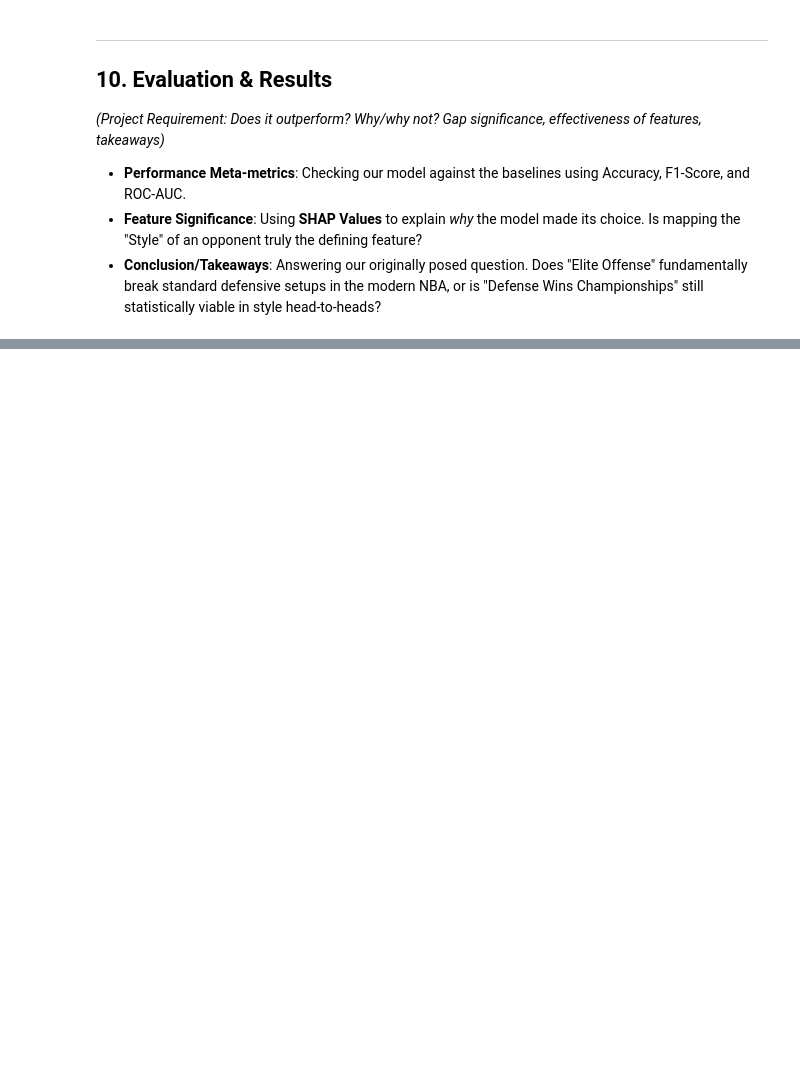
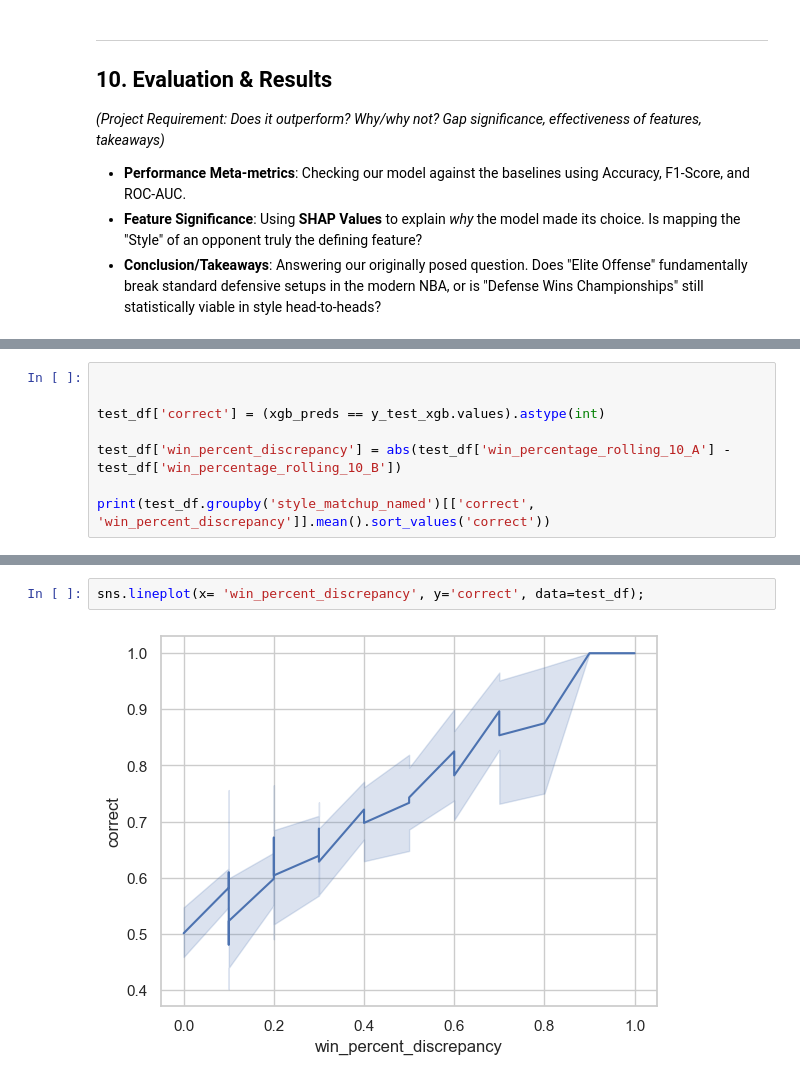
Before and after one commit to RaghavDewangan/dsc_148_final, a Jupyter notebook: NBA_Style_Matchup.ipynb, the cells around one changed output, grey strips where cells are left out. Cells and saved outputs as stored; diff of their text form; blank space fills up the shorter version.

```diff
--- a/NBA_Style_Matchup.ipynb
+++ b/NBA_Style_Matchup.ipynb
@@ -1011,0 +1095,8 @@ plt.show()
+# %%
+
+
+test_df['correct'] = (xgb_preds == y_test_xgb.values).astype(int)
+
+test_df['win_percent_discrepancy'] = abs(test_df['win_percentage_rolling_10_A'] - test_df['win_percentage_rolling_10_B'])
+
+print(test_df.groupby('style_matchup_named')[['correct', 'win_percent_discrepancy']].mean().sort_values('correct'))
@@ -1011,0 +1121,4 @@ plt.show()
+# %%
+sns.lineplot(x= 'win_percent_discrepancy', y='correct', data=test_df);
+# %% [output]
+[figure, added]
```
Also changed, not shown: parts of 16 cells of this notebook, 1 other file.
